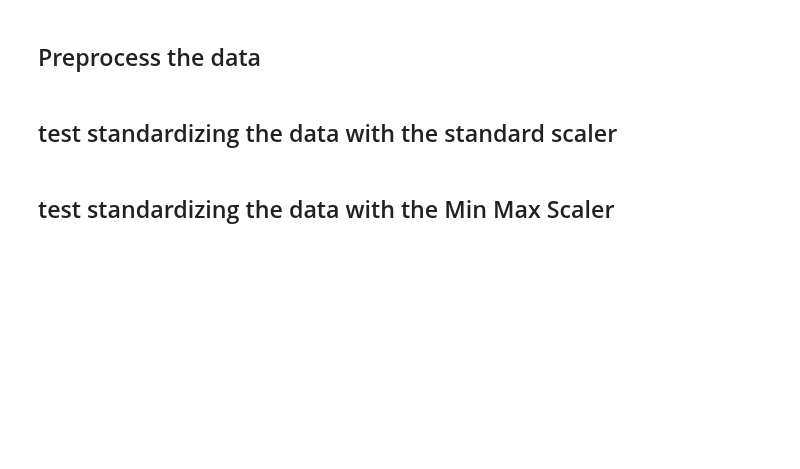
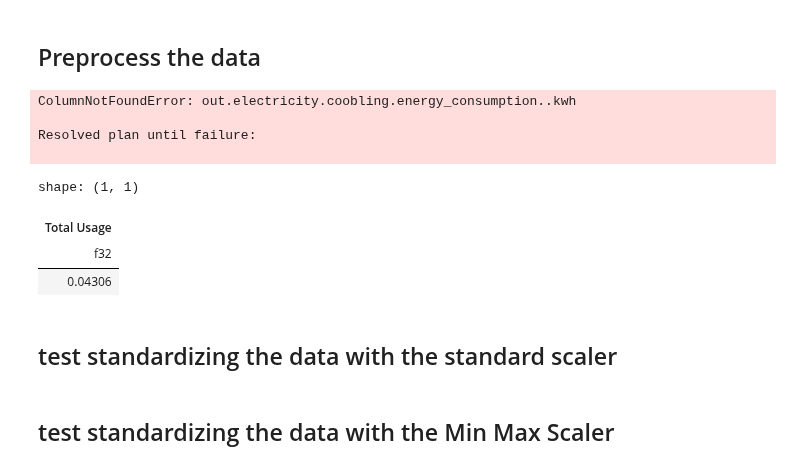
Before and after one commit to 1nuc/load-profile-decomposition, a Jupyter notebook: src/load-profile-decomposition/run.ipynb, the cells around one changed output. Saved outputs shown, nothing was run; the diff lists cells and outputs as text; code cells hidden in the pictures; blank space fills up the shorter version.

```diff
--- a/src/load-profile-decomposition/run.ipynb
+++ b/src/load-profile-decomposition/run.ipynb
@@ -96,13 +90,25 @@ shape: (549_971, 620)
 ## Preprocess the data
 # %%
 # defining the independant and dependant variables with encoding categorical variables and converting the datetime to a timestamp
-x= df.select(pl.col("timestamp").dt.timestamp(), pl.col('out.electricity.total.energy_consumption..kwh').alias('Total Usage'),
+raw_x= df.select(pl.col("timestamp").dt.timestamp(), pl.col('out.electricity.total.energy_consumption..kwh').alias('Total Usage'),
              pl.col('in.ashrae_iecc_climate_zone_2004_sub_cz_split').cast(pl.Categorical).cast(pl.UInt32).alias('Climate Zone')).collect()
-y=df.select(pl.col("out.electricity.cooling.energy_consumption..kwh").alias('Cooling Consumption'),
+y=df.select(pl.col("out.electricity.coobling.energy_consumption..kwh").alias('Cooling Consumption'),
            pl.col("out.electricity.heating.energy_consumption..kwh").alias('Heating Consumption'),
            pl.col("out.electricity.freezer.energy_consumption..kwh").alias('Freezing Consumption'),
            pl.col("out.electricity.refrigerator.energy_consumption..kwh").alias('Refrigerator Consumption'),
            pl.col("out.electricity.dishwasher.energy_consumption..kwh").alias('Dishwasher Consumption')).collect()
+# %% [output]
+ColumnNotFoundError: out.electricity.coobling.energy_consumption..kwh
+
+Resolved plan until failure:
+
+# %%
+raw_x.select(pl.col('Total Usage').min())
+# %% [output]
+shape: (1, 1)
+| Total Usage |
+| f32 |
+| 0.04306 |
 # %% [markdown]
 ## test standardizing the data with the standard scaler
 # %%
```
Also changed, not shown: parts of 14 cells of this notebook, 1 other file.
